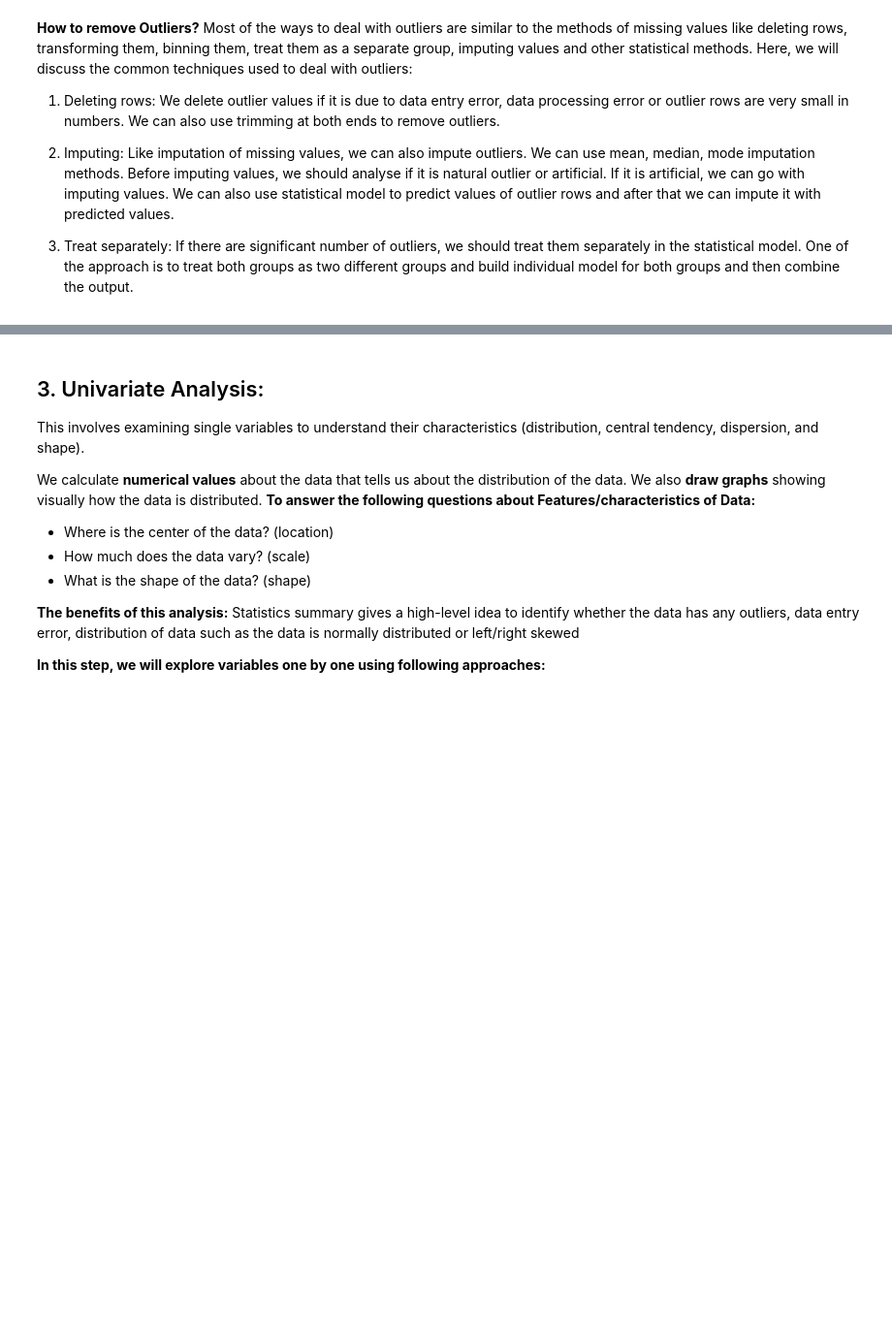
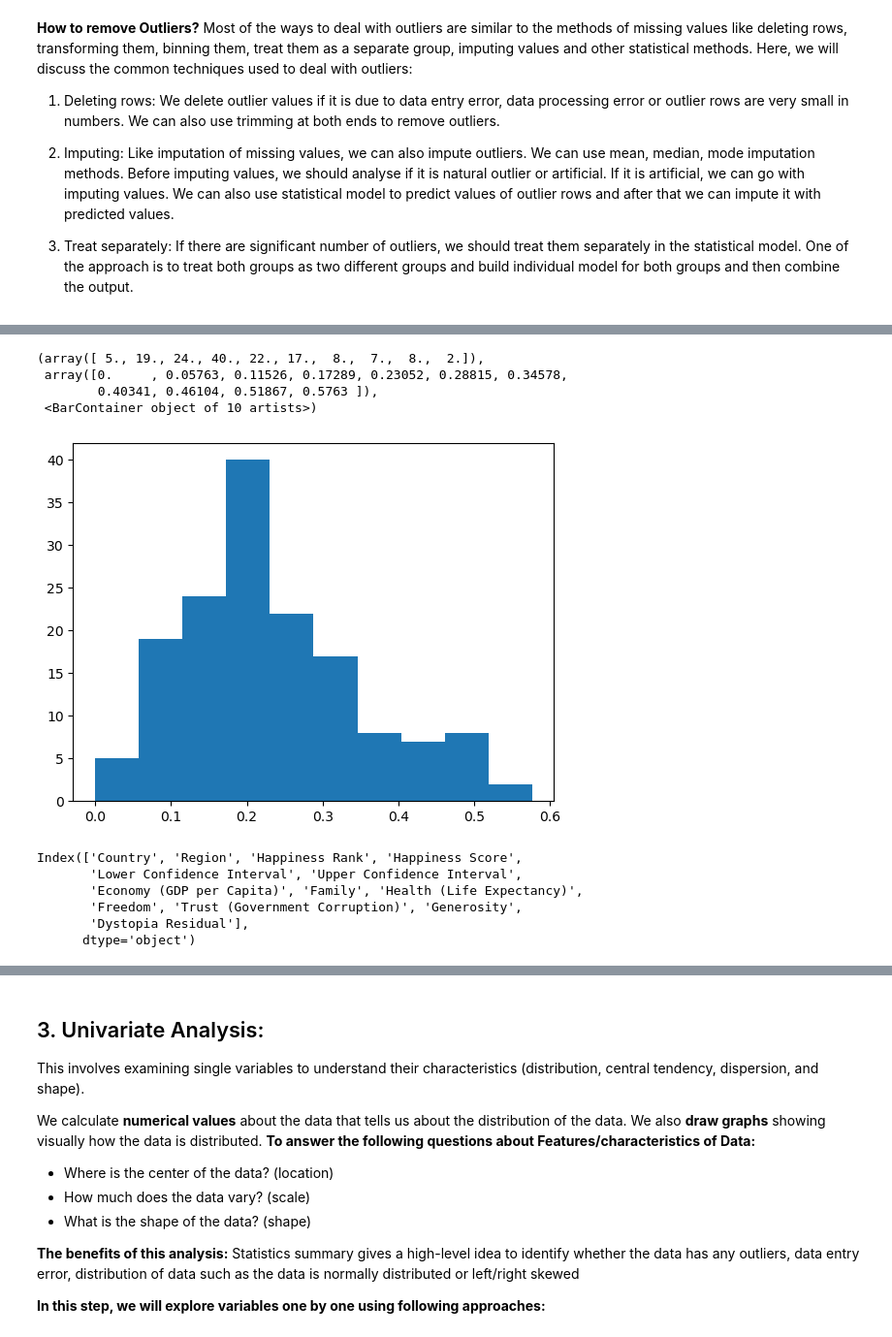
Before and after one commit to MubarakHus/Usecase-2, a Jupyter notebook: EDA explain template-Mubarak.ipynb, the cells around one changed output, grey strips where cells are left out. Shown at 97% size. Drawn from its saved outputs; the diff is of its cells as text; code cells hidden in the pictures; blank space fills up the shorter version.

```diff
--- a/EDA explain template-Mubarak.ipynb
+++ b/EDA explain template-Mubarak.ipynb
@@ -678,0 +530,18 @@ Most of the ways to deal with outliers are similar to the methods of missing val
+# %%
+df_2015 = df_2015[df_2015["Generosity"] <= 0.6]
+plt.hist(df_2015["Generosity"])
+# %% [output]
+(array([ 5., 19., 24., 40., 22., 17.,  8.,  7.,  8.,  2.]),
+ array([0.     , 0.05763, 0.11526, 0.17289, 0.23052, 0.28815, 0.34578,
+        0.40341, 0.46104, 0.51867, 0.5763 ]),
+ <BarContainer object of 10 artists>)
+[figure, added]
+# %%
+df_2016.columns
+# %% [output]
+Index(['Country', 'Region', 'Happiness Rank', 'Happiness Score',
+       'Lower Confidence Interval', 'Upper Confidence Interval',
+       'Economy (GDP per Capita)', 'Family', 'Health (Life Expectancy)',
+       'Freedom', 'Trust (Government Corruption)', 'Generosity',
+       'Dystopia Residual'],
+      dtype='object')
```
Also changed, not shown: parts of 78 cells of this notebook.
